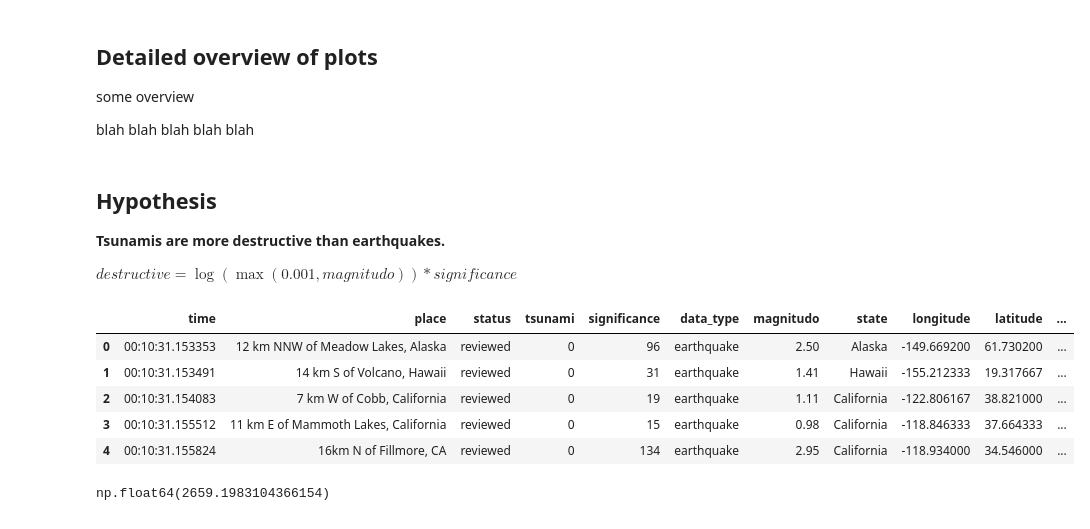
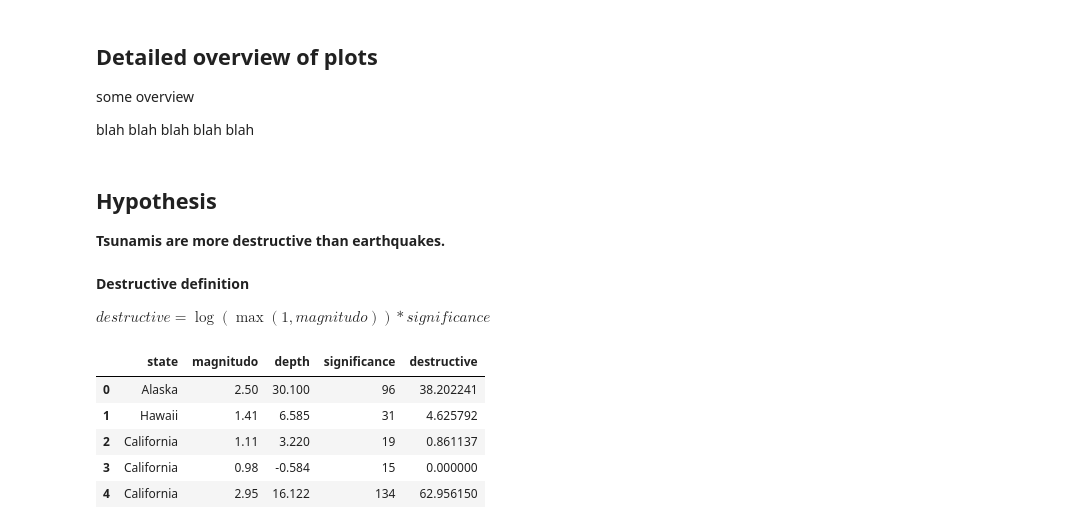
Before and after one commit to DenisIndenbom/DSBA-analytical-project, a Jupyter notebook: project.ipynb, the cells around one changed output. Drawn from its saved outputs; the diff is of its cells as text; code cells hidden in the pictures.

```diff
--- a/project.ipynb
+++ b/project.ipynb
@@ -275,20 +275,18 @@ blah blah blah blah blah
 ## Hypothesis
 
 **Tsunamis are more destructive than earthquakes.**
-
-$destructive = \log(\max(0.001, magnitudo))*significance$
+# %% [markdown]
+**Destructive definition**
+
+$destructive = \log(\max(1, magnitudo))*significance$
 # %%
-df['destructive'] = df['magnitudo'].apply(lambda x: np.log10(max(0.001, x))) * df['significance']
+df['destructive'] = df['magnitudo'].apply(lambda x: np.log10(max(1, x))) * df['significance']
 # %%
-df.head()
+df[['state', 'magnitudo', 'depth', 'significance', 'destructive']].head()
 # %% [output]
-|  | time | place | status | tsunami | significance | data_type | magnitudo | state | longitude | latitude | ... |
-| 0 | 00:10:31.153353 | 12 km NNW of Meadow Lakes, Alaska | reviewed | 0 | 96 | earthquake | 2.50 | Alaska | -149.669200 | 61.730200 | ... |
-| 1 | 00:10:31.153491 | 14 km S of Volcano, Hawaii | reviewed | 0 | 31 | earthquake | 1.41 | Hawaii | -155.212333 | 19.317667 | ... |
-| 2 | 00:10:31.154083 | 7 km W of Cobb, California | reviewed | 0 | 19 | earthquake | 1.11 | California | -122.806167 | 38.821000 | ... |
-| 3 | 00:10:31.155512 | 11 km E of Mammoth Lakes, California | reviewed | 0 | 15 | earthquake | 0.98 | California | -118.846333 | 37.664333 | ... |
-| 4 | 00:10:31.155824 | 16km N of Fillmore, CA | reviewed | 0 | 134 | earthquake | 2.95 | California | -118.934000 | 34.546000 | ... |
+|  | state | magnitudo | depth | significance | destructive |
+| 0 | Alaska | 2.50 | 30.100 | 96 | 38.202241 |
+| 1 | Hawaii | 1.41 | 6.585 | 31 | 4.625792 |
+| 2 | California | 1.11 | 3.220 | 19 | 0.861137 |
+| 3 | California | 0.98 | -0.584 | 15 | 0.000000 |
+| 4 | California | 2.95 | 16.122 | 134 | 62.956150 |
-# %%
-df.destructive.max()
-# %% [output]
-np.float64(2659.1983104366154)
```
Also changed, not shown: parts of 14 cells of this notebook.
